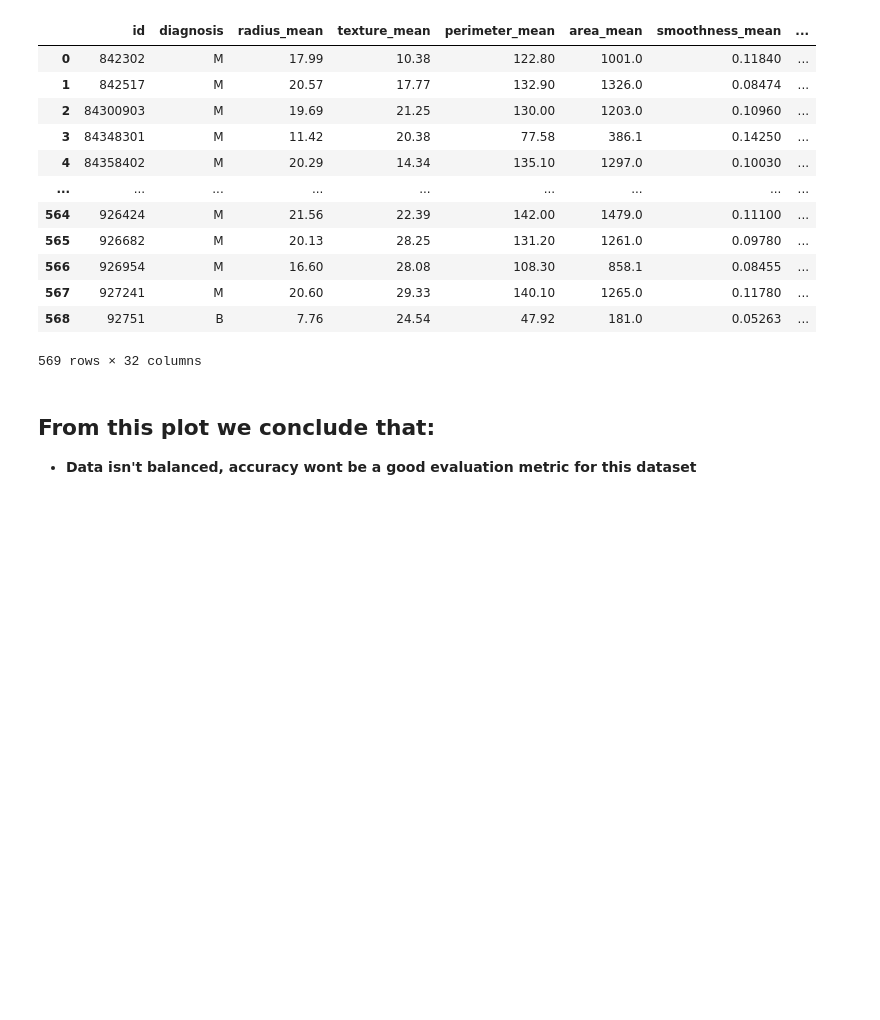
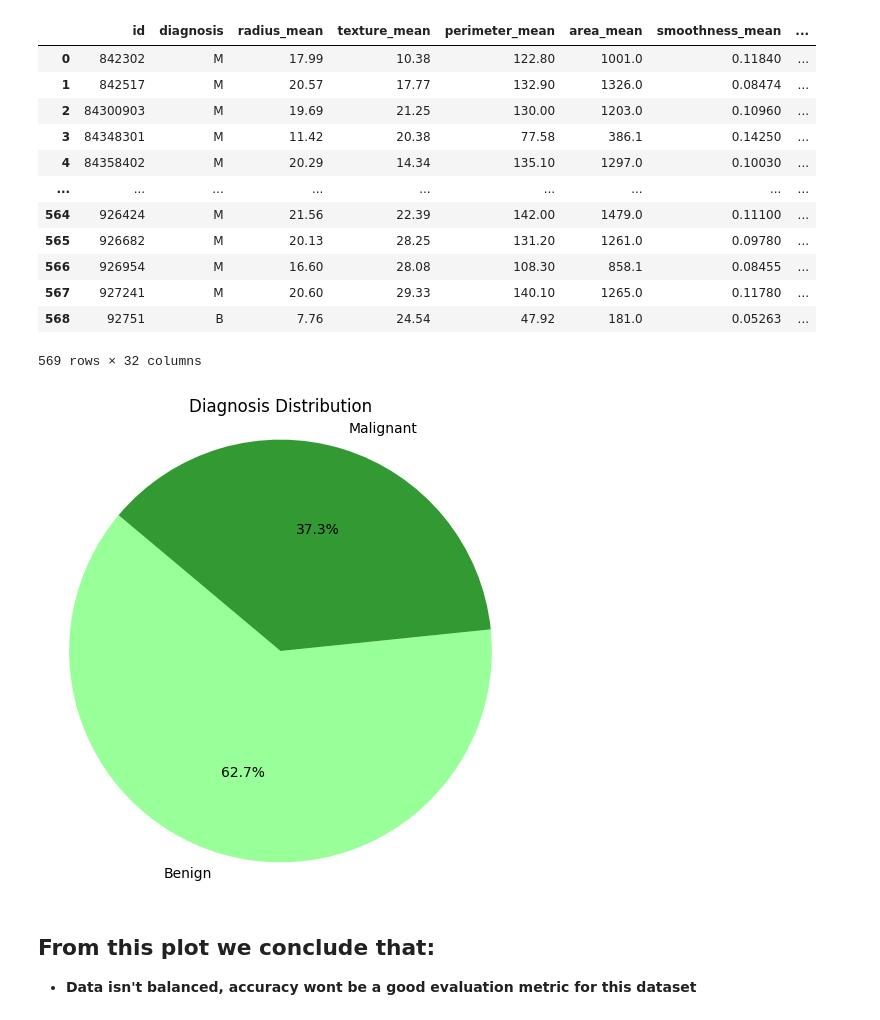
Before and after one commit to viderson/ml_from_scratch, a Jupyter notebook: notebooks/compare_decision_tree.ipynb, the cells around one changed output. Saved outputs shown, nothing was run; the diff lists cells and outputs as text; code cells hidden in the pictures; blank space fills up the shorter version.

```diff
--- a/notebooks/compare_decision_tree.ipynb
+++ b/notebooks/compare_decision_tree.ipynb
@@ -68,7 +68,18 @@ df
 # %%
 df.drop('id', axis=1, inplace=True)
 # %%
-px.pie(df, 'diagnosis', color='diagnosis',title='Data Distribution')
+class_counts = df['diagnosis'].value_counts()
+labels = ['Benign', 'Malignant']
+sizes = [class_counts[0], class_counts[1]]
+colors = ['#99ff99','#339933']
+
+plt.figure(figsize=(6,6))
+plt.pie(sizes, labels=labels, autopct='%1.1f%%', colors=colors, startangle=140)
+plt.title('Diagnosis Distribution')
+plt.axis('equal')
+plt.show()
+# %% [output]
+[figure, added]
 # %% [markdown]
 ## From this plot we conclude that:
 * **Data isn't balanced, accuracy wont be a good evaluation metric for this dataset**
```
Also changed, not shown: parts of 6 cells of this notebook, 4 other files.
